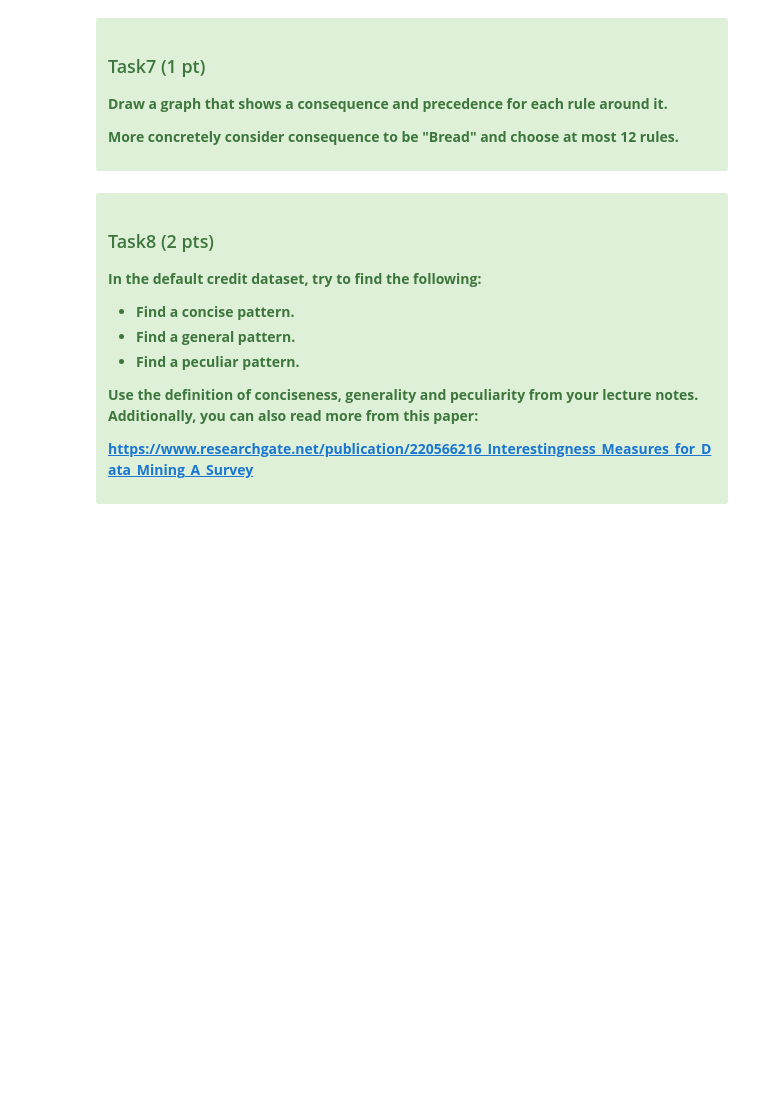
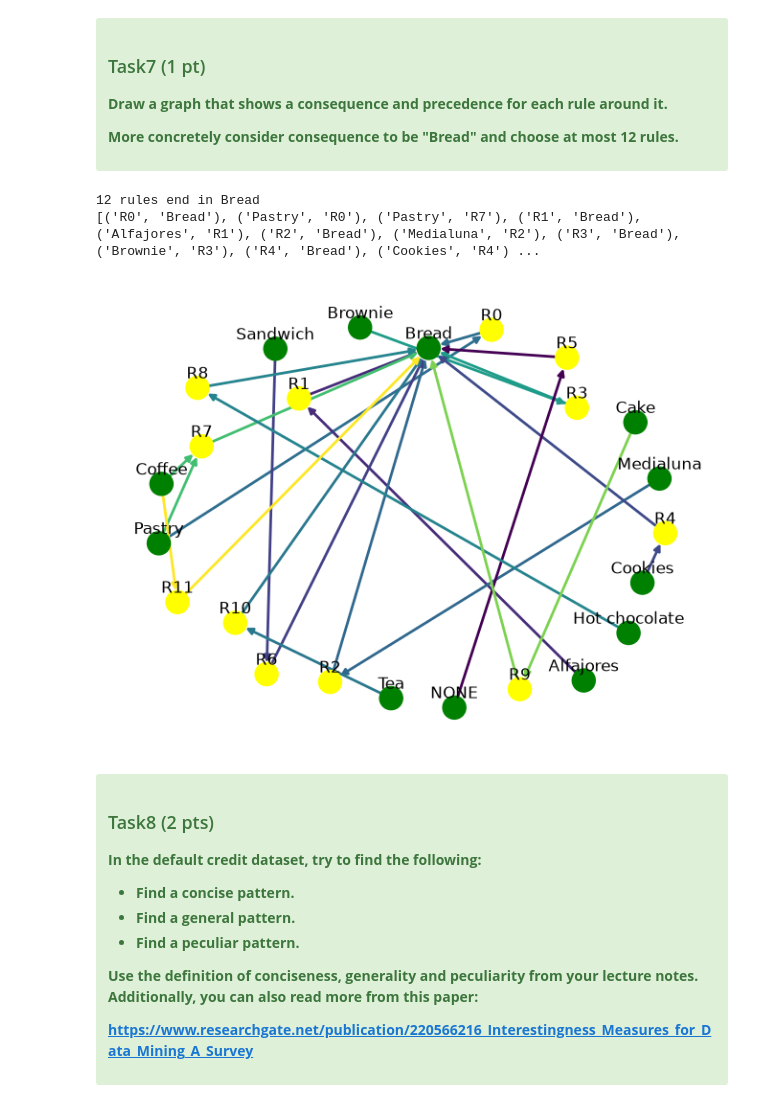
Before and after one commit to Masters-Halmstad/Data-Mining-DT8013, a Jupyter notebook: Lab#5_Interestingness/lab_interestingness.ipynb, the cells around one changed output. Saved outputs shown, nothing was run; the diff lists cells and outputs as text; code cells hidden in the pictures; blank space fills up the shorter version.

```diff
--- a/Lab#5_Interestingness/lab_interestingness.ipynb
+++ b/Lab#5_Interestingness/lab_interestingness.ipynb
@@ -483,3 +515,22 @@ More concretely consider consequence to be "Bread" and choose at most 12 rules.
+# %%
+#Please implement Task 7 here
+
+# 1. Get items and ruleset
+itemsetsNew, rulesNew = apriori(data_itemset, min_support=.01, min_confidence=.1)
+
+# 2. keep only rules where the consequence (right side) is Bread
+bread_rules = [r for r in rulesNew if r.rhs == ('Bread',)]
+print(len(bread_rules), "rules end in Bread")
+
+# 3. strongest first (by confidence), at most 12
+bread_rules = sorted(bread_rules, key=lambda r: r.confidence, reverse=True)[:12]
+
+# 4. draw
+draw_graph(bread_rules, len(bread_rules))
+# %% [output]
+12 rules end in Bread
+[('R0', 'Bread'), ('Pastry', 'R0'), ('Pastry', 'R7'), ('R1', 'Bread'), ('Alfajores', 'R1'), ('R2', 'Bread'), ('Medialuna', 'R2'), ('R3', 'Bread'), ('Brownie', 'R3'), ('R4', 'Bread'), ('Cookies', 'R4') ...
+[figure, added]
 # %% [markdown]
 
 <div class='alert alert-block alert-success' style="font-weight:bolder">
```
Also changed, not shown: parts of 6 cells of this notebook.
